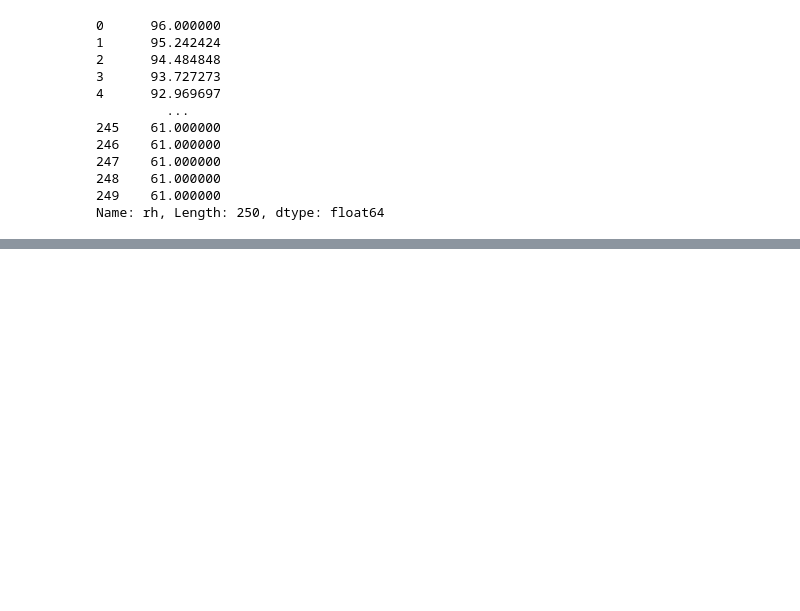
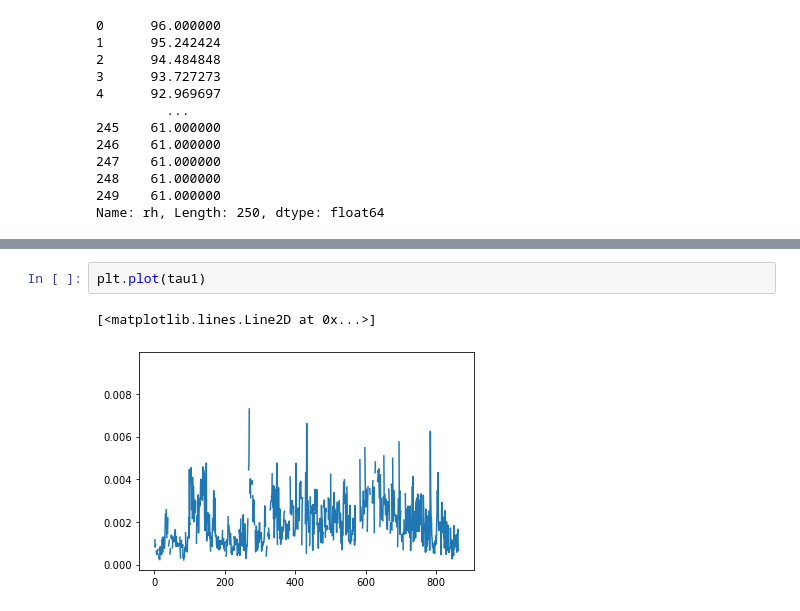
Before and after one commit to arunissun/visualization-of-climate-data-, a Jupyter notebook: ustar,tke.ipynb, the cells around one changed output, grey strips where cells are left out. Saved outputs shown, nothing was run; the diff lists cells and outputs as text; blank space fills up the shorter version.

```diff
--- a/ustar,tke.ipynb
+++ b/ustar,tke.ipynb
@@ -265,0 +374,5 @@ Name: rh, Length: 250, dtype: float64
+# %%
+plt.plot(tau1)
+# %% [output]
+[<matplotlib.lines.Line2D at 0x...>]
+[figure, added]
```
Also changed, not shown: parts of 19 cells of this notebook, 5 other files.
